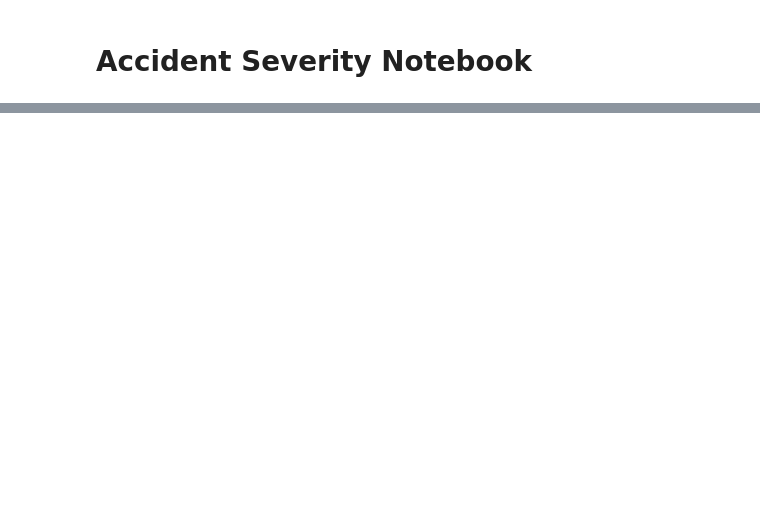
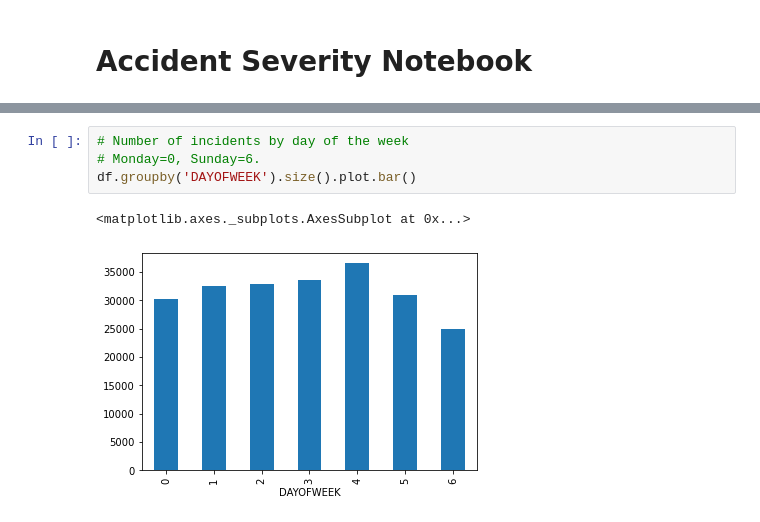
Before and after one commit to ChristianRM/Coursera_Capstone, a Jupyter notebook: ProjectNotebook.ipynb, the cells around one changed output, grey strips where cells are left out. Drawn from its saved outputs; the diff is of its cells as text; blank space fills up the shorter version.

```diff
--- a/ProjectNotebook.ipynb
+++ b/ProjectNotebook.ipynb
@@ -69,0 +70,7 @@ df.groupby(['SEVERITYCODE']).count()
+# %%
+# Number of incidents by day of the week
+# Monday=0, Sunday=6.
+df.groupby('DAYOFWEEK').size().plot.bar()
+# %% [output]
+<matplotlib.axes._subplots.AxesSubplot at 0x...>
+[figure, added]
```
Also changed, not shown: parts of 17 cells of this notebook.
